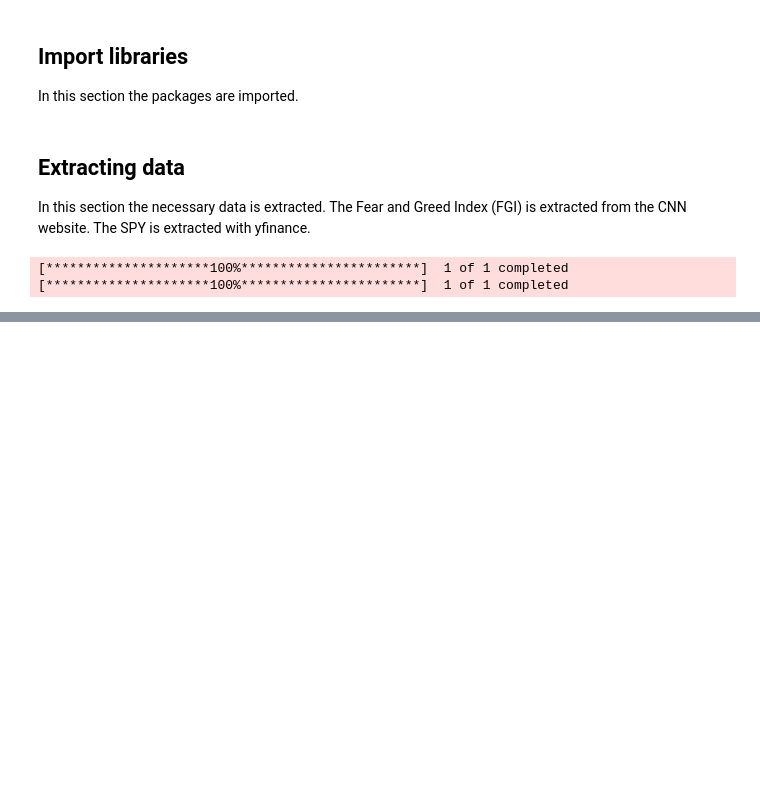
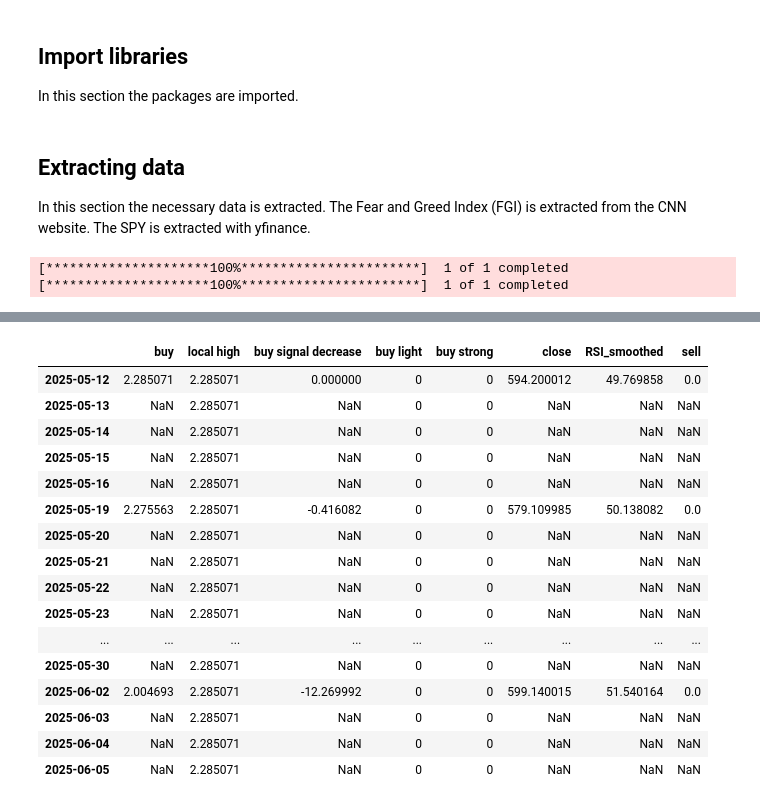
Before and after one commit to bramvandeurzen934/fearandgreed, a Jupyter notebook: fearandgreed_v2.ipynb, the cells around one changed output, grey strips where cells are left out. Saved outputs shown, nothing was run; the diff lists cells and outputs as text; code cells hidden in the pictures; blank space fills up the shorter version.

```diff
--- a/fearandgreed_v2.ipynb
+++ b/fearandgreed_v2.ipynb
@@ -104,7 +104,7 @@ def computing_signals():
     buy_sell_signals['buy light'] = ((buy_sell_signals['buy signal decrease']<-70) & (buy_sell_signals['buy signal decrease']>-80)).astype(int)
     buy_sell_signals['buy strong'] = (buy_sell_signals['buy signal decrease']<-80).astype(int)*2
     buy_sell_signals['close'] = indicator_total['Close']
-    buy_sell_signals = buy_sell_signals.dropna()
+    # buy_sell_signals = buy_sell_signals.dropna()
     # buy signal can be visualized using this function
 
     # computing sell signals: if the smoother RSI below 65
@@ -112,6 +112,7 @@ def computing_signals():
     arr = np.where((df_rsi['RSI_Smoothed']<65),1.0,0.0)
     diff_arr = np.insert(np.diff(arr), 0, np.nan)
     df_rsi['sell'] = diff_arr
+    buy_sell_signals[['RSI_smoothed','sell']] = df_rsi[['RSI_Smoothed','sell']]
 
     return indicator_total, buy_sell_signals
 
@@ -138,3 +139,23 @@ indicator_total
+# %%
+buy_sell_signals.iloc[-20:-1]
+# %% [output]
+|  | buy | local high | buy signal decrease | buy light | buy strong | close | RSI_smoothed | sell |
+| 2025-05-12 | 2.285071 | 2.285071 | 0.000000 | 0 | 0 | 594.200012 | 49.769858 | 0.0 |
+| 2025-05-13 | NaN | 2.285071 | NaN | 0 | 0 | NaN | NaN | NaN |
+| 2025-05-14 | NaN | 2.285071 | NaN | 0 | 0 | NaN | NaN | NaN |
+| 2025-05-15 | NaN | 2.285071 | NaN | 0 | 0 | NaN | NaN | NaN |
+| 2025-05-16 | NaN | 2.285071 | NaN | 0 | 0 | NaN | NaN | NaN |
+| 2025-05-19 | 2.275563 | 2.285071 | -0.416082 | 0 | 0 | 579.109985 | 50.138082 | 0.0 |
+| 2025-05-20 | NaN | 2.285071 | NaN | 0 | 0 | NaN | NaN | NaN |
+| 2025-05-21 | NaN | 2.285071 | NaN | 0 | 0 | NaN | NaN | NaN |
+| 2025-05-22 | NaN | 2.285071 | NaN | 0 | 0 | NaN | NaN | NaN |
+| 2025-05-23 | NaN | 2.285071 | NaN | 0 | 0 | NaN | NaN | NaN |
+| ... | ... | ... | ... | ... | ... | ... | ... | ... |
+| 2025-05-30 | NaN | 2.285071 | NaN | 0 | 0 | NaN | NaN | NaN |
+| 2025-06-02 | 2.004693 | 2.285071 | -12.269992 | 0 | 0 | 599.140015 | 51.540164 | 0.0 |
+| 2025-06-03 | NaN | 2.285071 | NaN | 0 | 0 | NaN | NaN | NaN |
+| 2025-06-04 | NaN | 2.285071 | NaN | 0 | 0 | NaN | NaN | NaN |
+| 2025-06-05 | NaN | 2.285071 | NaN | 0 | 0 | NaN | NaN | NaN |
 # %%
 def visualizing_buy_signal(buy_sell_signals,data):
     # create figure
```
Also changed, not shown: parts of 7 cells of this notebook.
